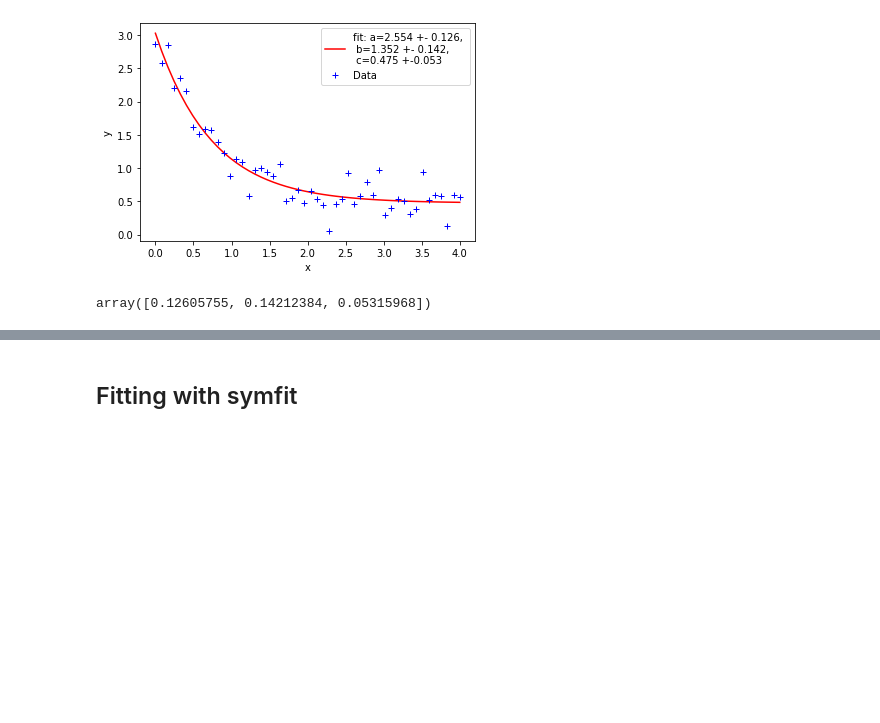
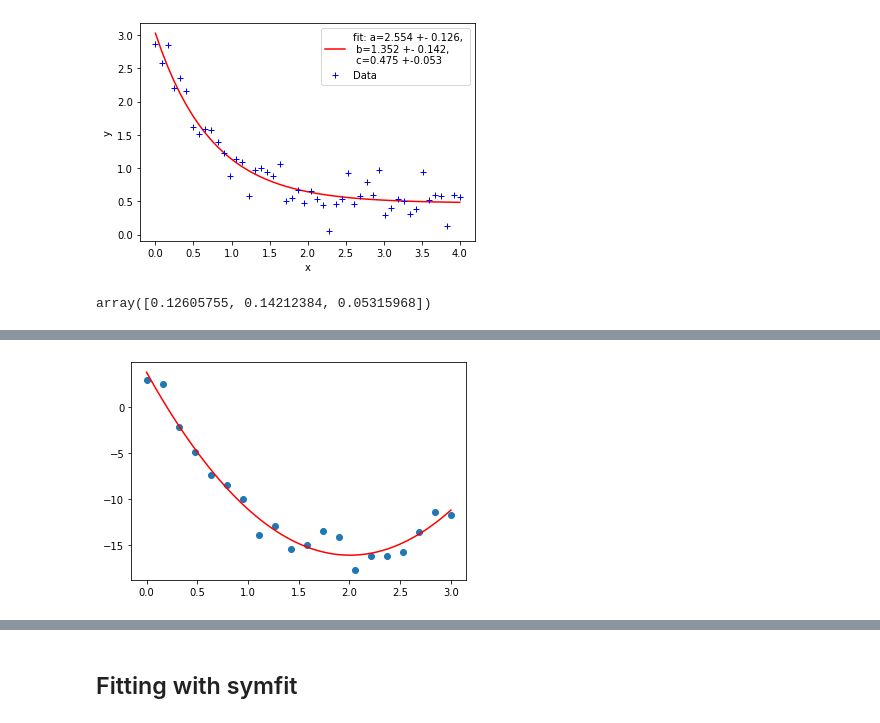
Before and after one commit to marco-finger/DSF-FS22-MarcoFinger, a Jupyter notebook: 12_Fitting.ipynb, the cells around one changed output, grey strips where cells are left out. Cells and saved outputs as stored; diff of their text form; code cells hidden in the pictures; blank space fills up the shorter version.

```diff
--- a/12_Fitting.ipynb
+++ b/12_Fitting.ipynb
@@ -113,0 +142,5 @@ array([0.12605755, 0.14212384, 0.05315968])
+# %%
+def model_f(x, a, b, c):
+    return a*(x-b)**2 + c
+# %%
+popt, pcov = curve_fit(model_f, x_data, y_data, p0=[3,2,-16])
@@ -113,0 +157,10 @@ array([0.12605755, 0.14212384, 0.05315968])
+# %%
+a_opt, b_opt, c_opt = popt
+x_model = np.linspace(min(x_data), max(x_data), 100)
+y_model = model_f(x_model, a_opt, b_opt, c_opt)
+# %%
+plt.scatter(x_data,y_data)
+plt.plot(x_model,y_model, color='r')
+plt.show()
+# %% [output]
+[figure, added]
```
Also changed, not shown: parts of 14 cells of this notebook.
